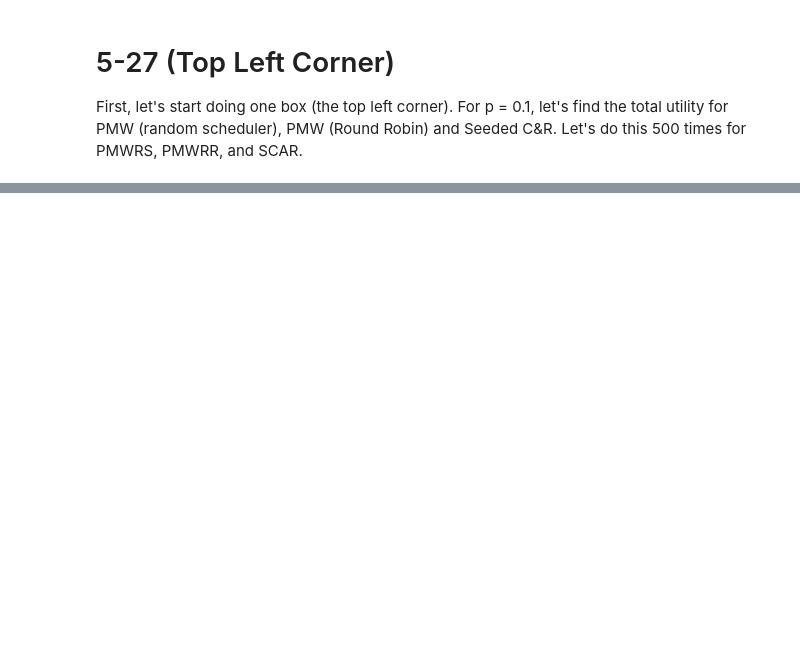
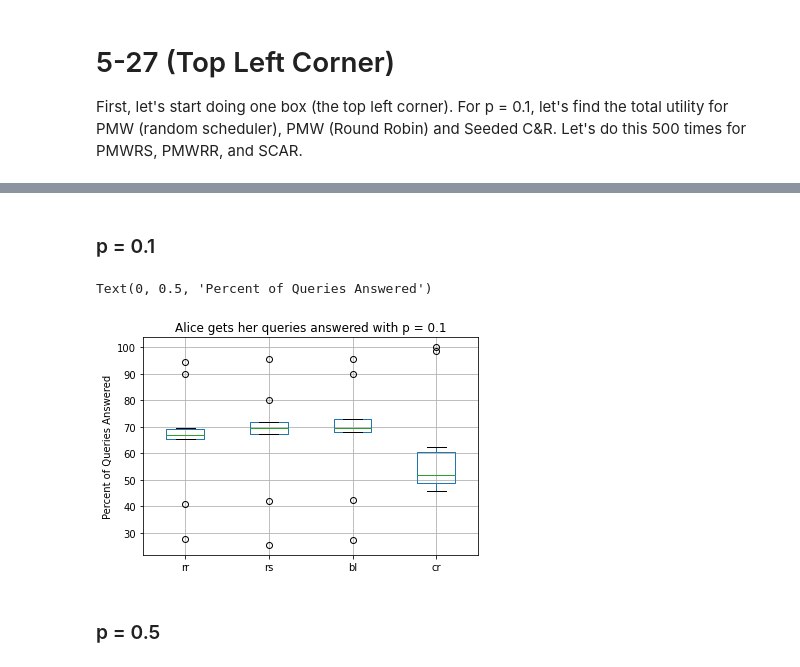
Before and after one commit to yikai-wu/Multi-Analyst-DP, a Jupyter notebook: src/online/VLDB Experiments.ipynb, the cells around one changed output, grey strips where cells are left out. Drawn from its saved outputs; the diff is of its cells as text; code cells hidden in the pictures; blank space fills up the shorter version.

Commit message:
Finished first column of plots

```diff
--- a/src/online/VLDB Experiments.ipynb
+++ b/src/online/VLDB Experiments.ipynb
@@ -475,4 +506,4 @@ def rr_scheduler(analysts: list, workloads: list) -> Tuple:
     analyst_labels = list(roundrobin(*[[analysts[i]] * len(workloads[i]) for i in range(len(analysts))]))
     final_workload = np.vstack(list(roundrobin(*workloads)))
 
-    return analyst_labels, final_workload
+    return final_workload, analyst_labels
@@ -541,3 +572,13 @@ c = np.array([[1, 0, 1, 0],
 # 5-27 (Top Left Corner)
 
 First, let's start doing one box (the top left corner). For p = 0.1, let's find the total utility for PMW (random scheduler), PMW (Round Robin) and Seeded C&R. Let's do this 500 times for PMWRS, PMWRR, and SCAR.
+# %%
+# workload parameters
+n=64
+W_name = ['identity', 'H2', 'race1', 'race2', 'race3', 'custom', 'prefix_sum']#, 'total',]
+W_lst = [online_workloads.identity(n), online_workloads.H2(n), online_workloads.race1(), online_workloads.race2(), online_workloads.race3(), online_workloads.custom(n), online_workloads.prefix_sum(n),] # online_workloads.total(n),]
+
+# database
+data_path = "migration_tworace.csv"
+x_race = pd.read_csv(data_path, header=None).to_numpy().T[1]
+database = np.concatenate([x_race[:32], x_race[:32]]) # truncate for the first 32 twice for symmetry purposes
@@ -543,0 +634,13 @@ First, let's start doing one box (the top left corner). For p = 0.1, let's find
+# %% [markdown]
+### p = 0.1
+# %%
+df_test_one = vldb_exp(p = 0.1, t = 100)
+# %%
+df_test_one.boxplot()
+plt.title('Alice gets her queries answered with p = 0.1')
+plt.ylabel('Percent of Queries Answered')
+# %% [output]
+Text(0, 0.5, 'Percent of Queries Answered')
+[figure, added]
+# %% [markdown]
+### p = 0.5
```
Also changed, not shown: parts of 17 cells of this notebook.
